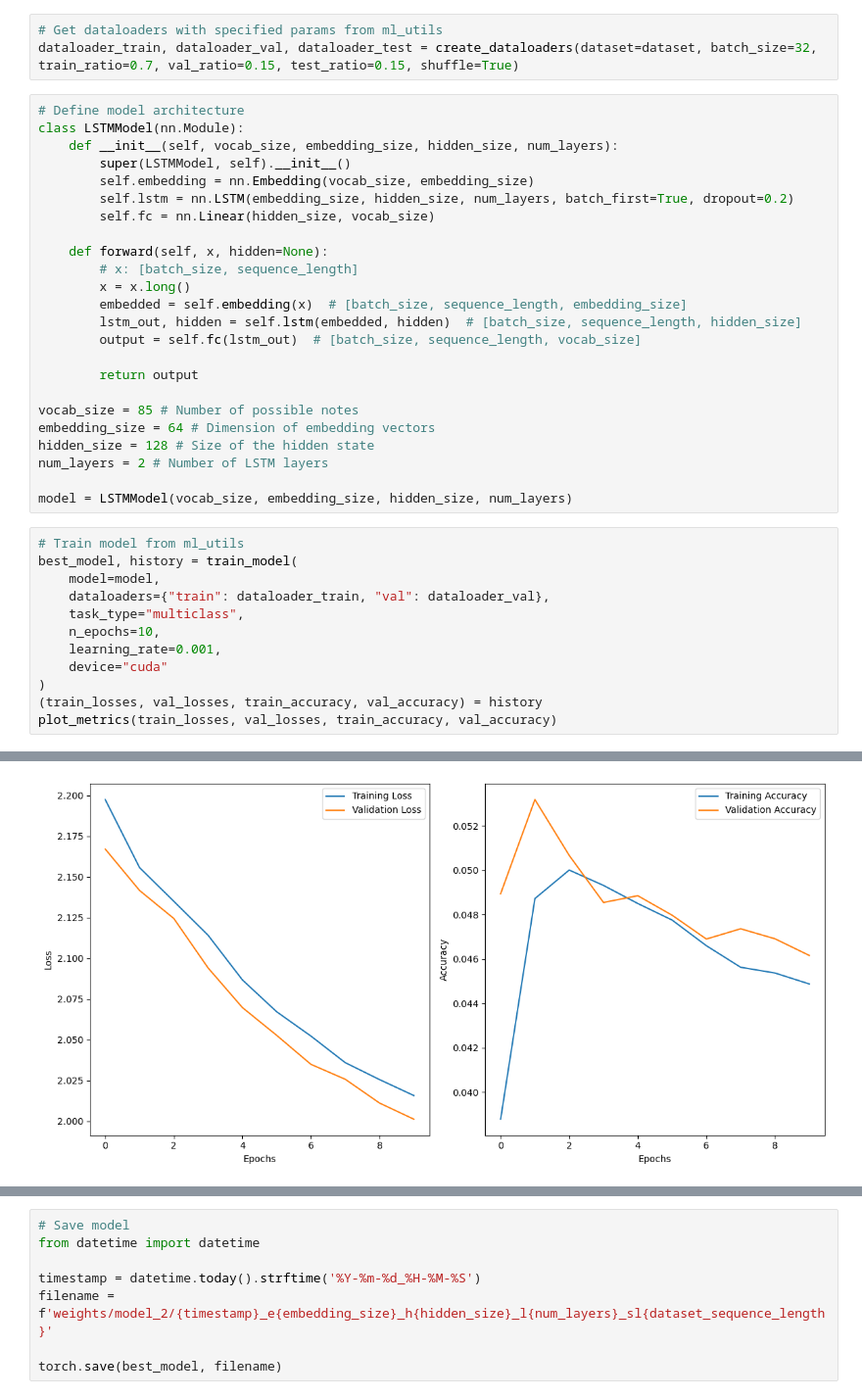
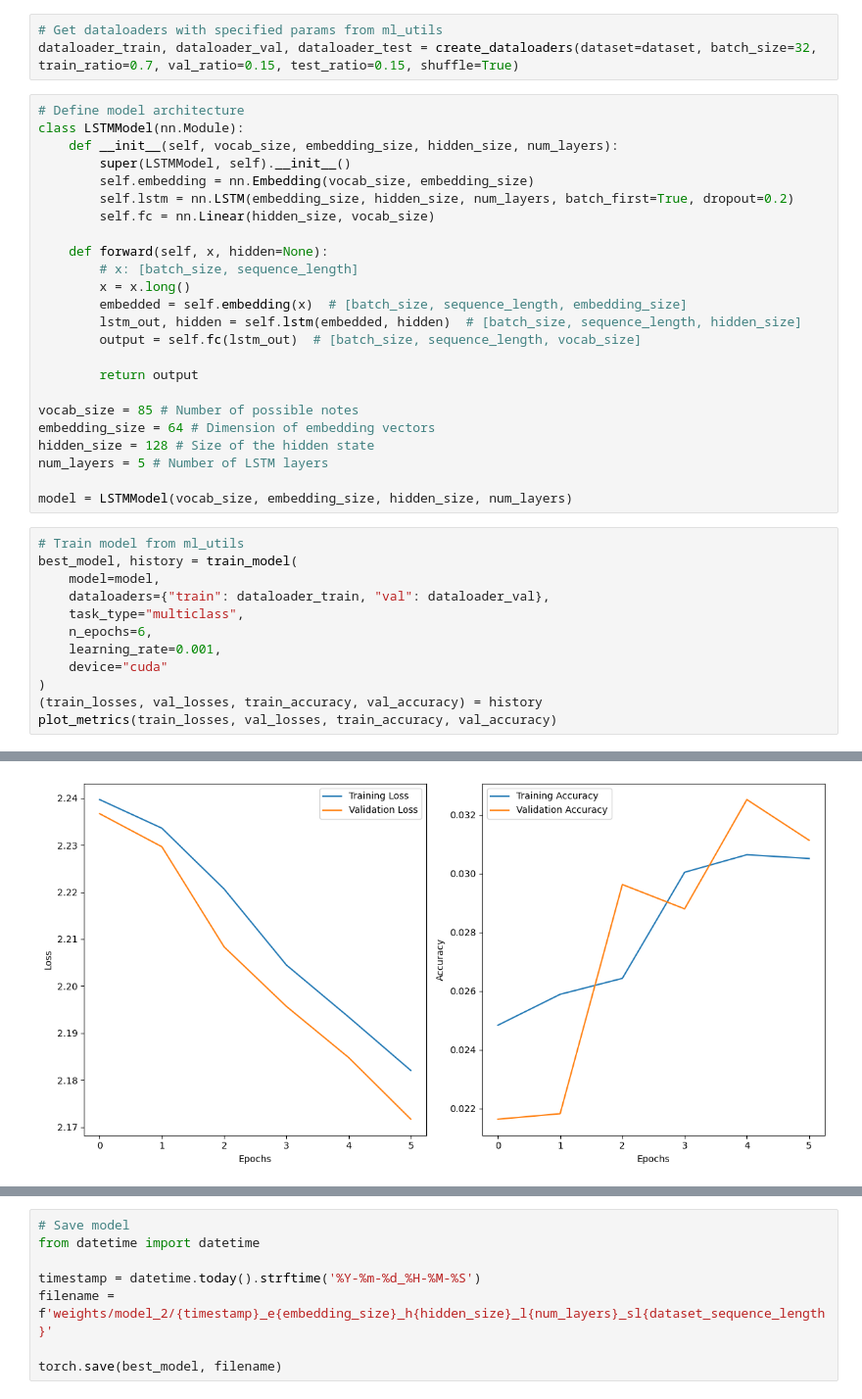
Before and after one commit to balintjanik/piano-midi-generation, a Jupyter notebook: model_2_train.ipynb, the cells around one changed output, grey strips where cells are left out. Shown: that part at 98% size. Drawn from its saved outputs; the diff is of its cells as text.

Commit message:
Added 5 LSTM layered models to model 1 and 2

```diff
--- a/model_2_train.ipynb
+++ b/model_2_train.ipynb
@@ -70,7 +70,7 @@ class LSTMModel(nn.Module):
 vocab_size = 85 # Number of possible notes
 embedding_size = 64 # Dimension of embedding vectors
 hidden_size = 128 # Size of the hidden state
-num_layers = 2 # Number of LSTM layers
+num_layers = 5 # Number of LSTM layers
 
 model = LSTMModel(vocab_size, embedding_size, hidden_size, num_layers)
 # %%
@@ -79,7 +79,7 @@ best_model, history = train_model(
     model=model,
     dataloaders={"train": dataloader_train, "val": dataloader_val},
     task_type="multiclass",
-    n_epochs=10,
+    n_epochs=6,
     learning_rate=0.001,
     device="cuda"
 )
@@ -105,5 +105,5 @@ Epoch 9: Train Loss=2.0157, Val Loss=2.0012, Train Acc=0.0449, Val Acc=0.0462
     Early stopping: Best model updated.
-[figure, old version]
+[figure, new version]
 # %%
 # Test model from ml_utils
 test_model(best_model, dataloader_test, nn.CrossEntropyLoss(), task_type="multiclass", device="cuda")
```
Also changed, not shown: parts of 2 cells of this notebook, 5 other files.
